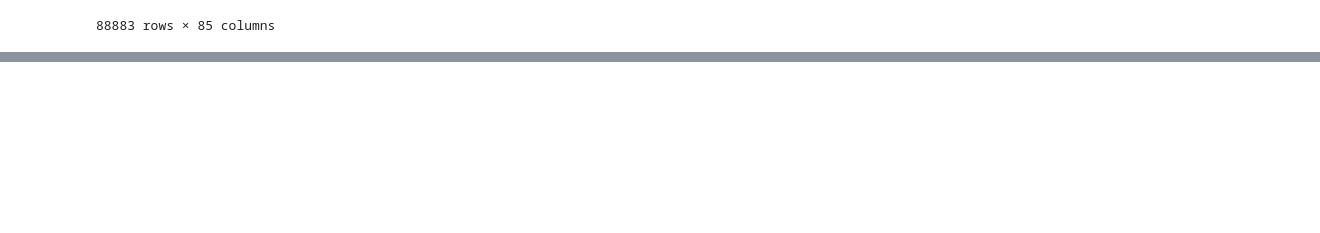
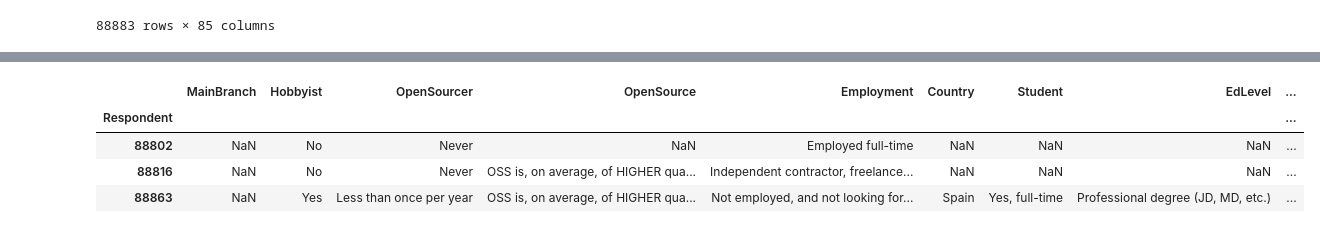
Before and after one commit to Alando-Kevin/machine_learning, a Jupyter notebook: Data.ipynb, the cells around one changed output, grey strips where cells are left out. Drawn from its saved outputs; the diff is of its cells as text; code cells hidden in the pictures; blank space fills up the shorter version.

```diff
--- a/Data.ipynb
+++ b/Data.ipynb
@@ -95,0 +96,4 @@ schema_df
+# %%
+pd.set_option('display.max_rows',85)
+schema_df.sort_values(by = 'Column')
+print(schema_df)
@@ -95,0 +284,4 @@ schema_df
+# %%
+pd.set_option('display.max_columns',85)
+pd.set_option('display.max_rows',50)
+df.head()
@@ -95,0 +296,2 @@ schema_df
+# %%
+df.reset_index(inplace=True)
@@ -95,0 +314,10 @@ schema_df
+# %%
+df.set_index('Respondent',inplace=True)
+# %%
+df.tail(3)
+# %% [output]
+|  | MainBranch | Hobbyist | OpenSourcer | OpenSource | Employment | Country | Student | EdLevel | ... |
+| Respondent |  |  |  |  |  |  |  |  | ... |
+| 88802 | NaN | No | Never | NaN | Employed full-time | NaN | NaN | NaN | ... |
+| 88816 | NaN | No | Never | OSS is, on average, of HIGHER qua... | Independent contractor, freelance... | NaN | NaN | NaN | ... |
+| 88863 | NaN | Yes | Less than once per year | OSS is, on average, of HIGHER qua... | Not employed, and not looking for... | Spain | Yes, full-time | Professional degree (JD, MD, etc.) | ... |
```
Also changed, not shown: parts of 58 cells of this notebook.
